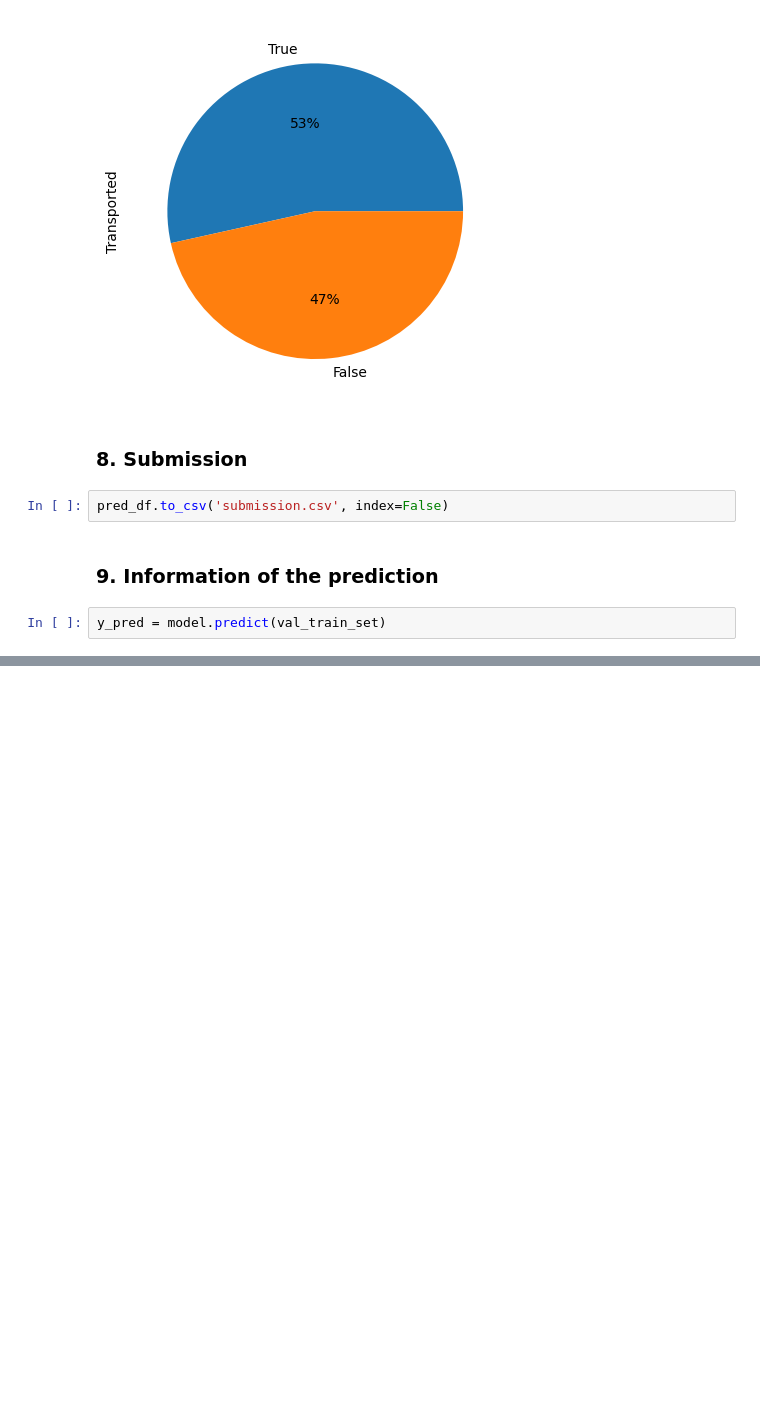
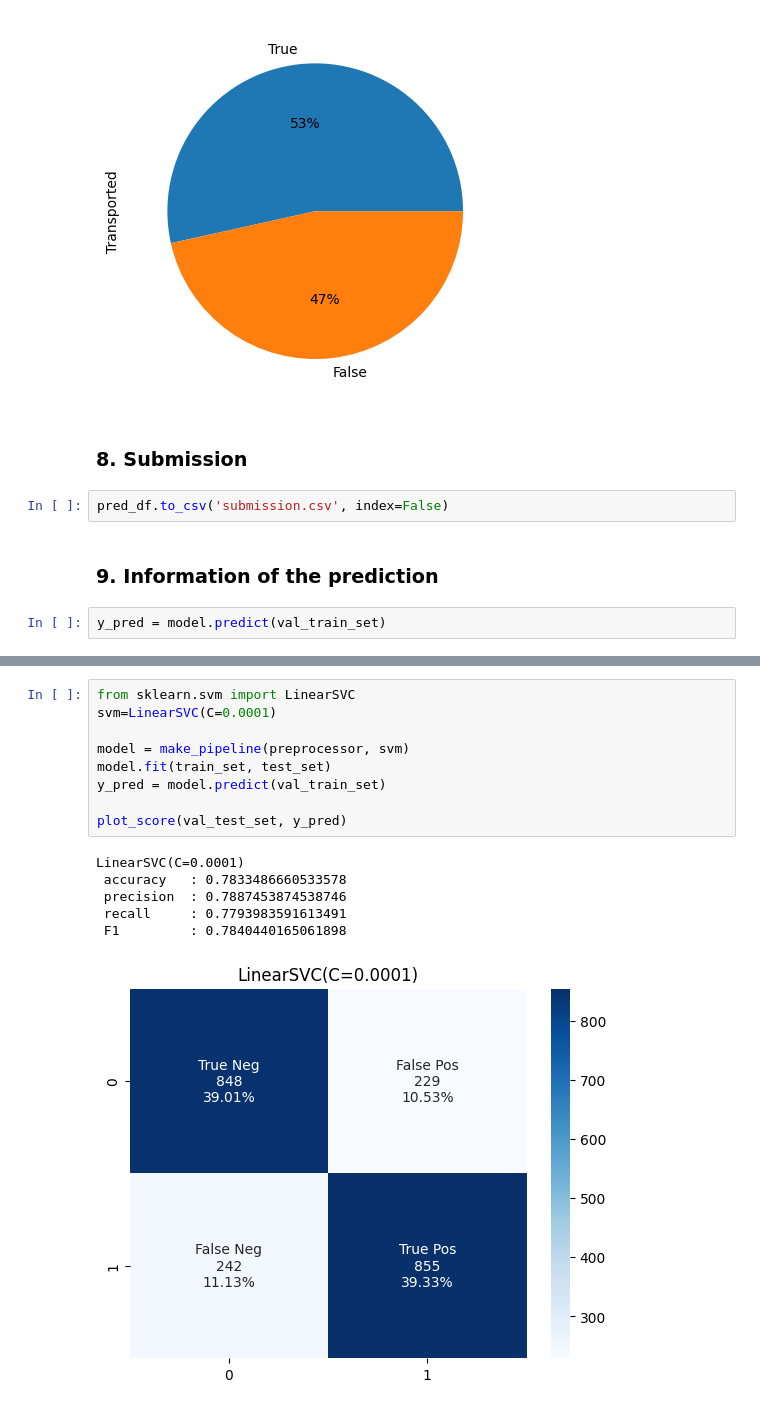
Before and after one commit to Steven-Maurice/projet_8_kaggle, a Jupyter notebook: spaceship-titanic.ipynb, the cells around one changed output, grey strips where cells are left out. Cells and saved outputs as stored; diff of their text form; blank space fills up the shorter version.

```diff
--- a/spaceship-titanic.ipynb
+++ b/spaceship-titanic.ipynb
@@ -402,0 +410,16 @@ print(f' F1 : {f1_score(val_test_set, y_pred)}')
+# %%
+from sklearn.svm import LinearSVC
+svm=LinearSVC(C=0.0001)
+
+model = make_pipeline(preprocessor, svm)
+model.fit(train_set, test_set)
+y_pred = model.predict(val_train_set)
+
+plot_score(val_test_set, y_pred)
+# %% [output]
+LinearSVC(C=0.0001)
+ accuracy   : 0.7833486660533578
+ precision  : 0.7887453874538746
+ recall     : 0.7793983591613491
+ F1         : 0.7840440165061898
+[figure, added]
```
Also changed, not shown: parts of 9 cells of this notebook.
